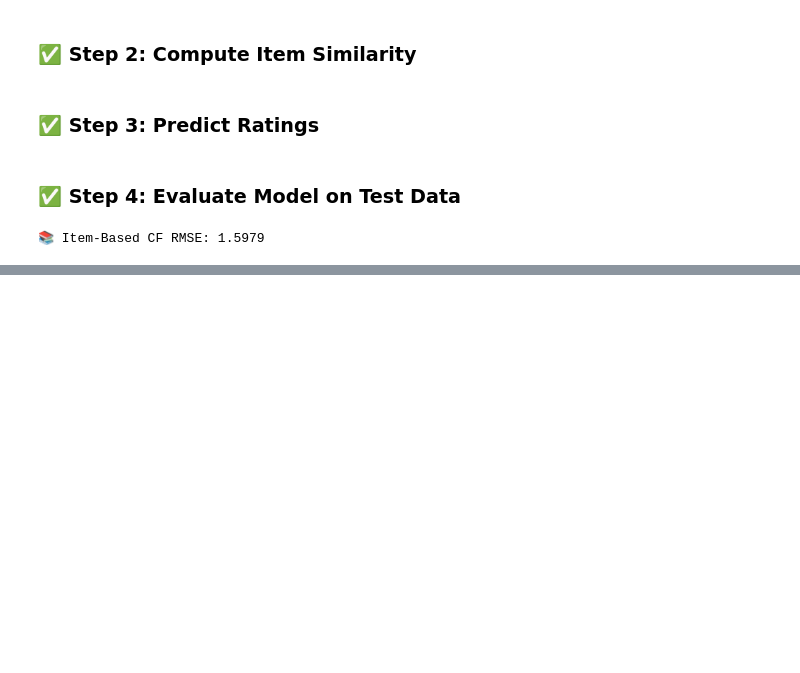
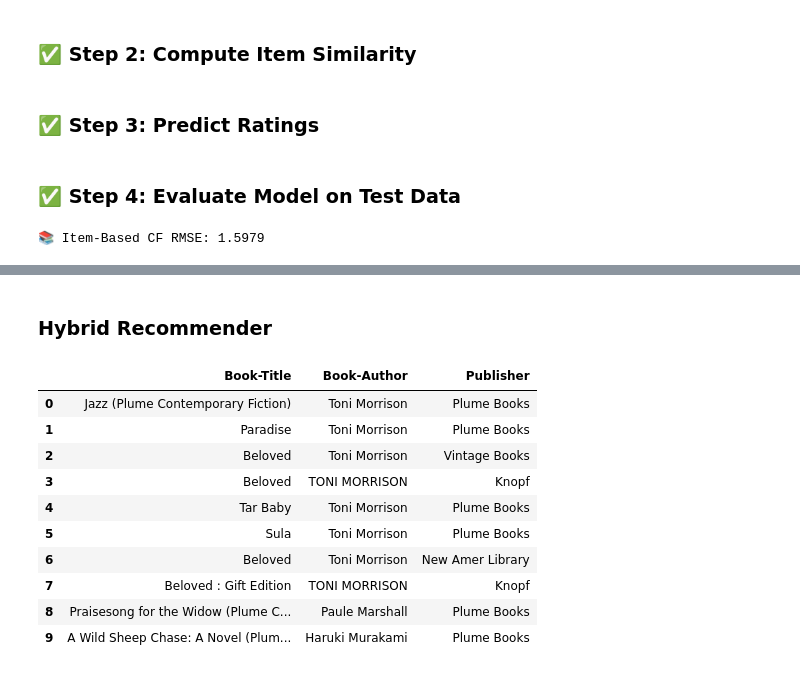
Before and after one commit to jpmartin22/Book-Recommender-System-Project-, a Jupyter notebook: book_crossing/Book_Recommendation_System.ipynb, the cells around one changed output, grey strips where cells are left out. Saved outputs shown, nothing was run; the diff lists cells and outputs as text; code cells hidden in the pictures; blank space fills up the shorter version.

```diff
--- a/book_crossing/Book_Recommendation_System.ipynb
+++ b/book_crossing/Book_Recommendation_System.ipynb
@@ -506,0 +620,77 @@ RMSE: 1.4856
+# %% [markdown]
+### Hybrid Recommender
+# %%
+import pandas as pd
+import numpy as np
+from sklearn.feature_extraction.text import TfidfVectorizer
+from sklearn.metrics.pairwise import linear_kernel
+from surprise import SVD, Dataset, Reader
+from surprise.model_selection import train_test_split
+from surprise import accuracy
+
+# ---------- Load Content Metadata ----------
+items_df = pd.read_csv("items_info.csv")
+
+items_df["metadata"] = (
+    items_df["Book-Title"].fillna("") + " " +
+    items_df["Book-Author"].fillna("") + " " +
+    items_df["Publisher"].fillna("")
+)
+
+# TF-IDF & cosine similarity
+tfidf = TfidfVectorizer(stop_words="english")
+tfidf_matrix = tfidf.fit_transform(items_df["metadata"])
+cosine_sim = linear_kernel(tfidf_matrix, tfidf_matrix)
+indices = pd.Series(items_df.index, index=items_df["Book-Title"]).drop_duplicates()
+
+# ---------- Train Collaborative Filtering (SVD) ----------
+ratings_df = pd.read_csv("book_ratings.csv")  # Ensure it has columns: user, item, rating
+
+reader = Reader(rating_scale=(1, 10))
+data = Dataset.load_from_df(ratings_df[["user", "item", "rating"]], reader)
+trainset, testset = train_test_split(data, test_size=0.2, random_state=42)
+
+svd_model = SVD()
+svd_model.fit(trainset)
+
+# ---------- Hybrid Recommender Function ----------
+def hybrid_recommendations(title, user_id, top_n=10):
+    if title not in indices:
+        print("Book not found.")
+        return pd.DataFrame()
+
+    # Content-based scores
+    idx = indices[title]
+    sim_scores = list(enumerate(cosine_sim[idx]))
+    sim_scores = sorted(sim_scores, key=lambda x: x[1], reverse=True)
+
+    # Predict SVD score for each similar book
+    hybrid_scores = []
+    for i, sim in sim_scores[1:]:
+        book_id = items_df.iloc[i]["Book_ID"]
+        try:
+            pred_rating = svd_model.predict(user_id, book_id).est
+            final_score = sim * pred_rating
+            hybrid_scores.append((i, final_score))
+        except:
+            continue
+
+    # Top N recommendations
+    hybrid_scores = sorted(hybrid_scores, key=lambda x: x[1], reverse=True)[:top_n]
+    indices_top = [i[0] for i in hybrid_scores]
+    return items_df[["Book-Title", "Book-Author", "Publisher"]].iloc[indices_top].reset_index(drop=True)
+
+# ---------- Try it out ----------
+hybrid_recommendations("Beloved (Plume Contemporary Fiction)", user_id=1)
+# %% [output]
+|  | Book-Title | Book-Author | Publisher |
+| 0 | Jazz (Plume Contemporary Fiction) | Toni Morrison | Plume Books |
+| 1 | Paradise | Toni Morrison | Plume Books |
+| 2 | Beloved | Toni Morrison | Vintage Books |
+| 3 | Beloved | TONI MORRISON | Knopf |
+| 4 | Tar Baby | Toni Morrison | Plume Books |
+| 5 | Sula | Toni Morrison | Plume Books |
+| 6 | Beloved | Toni Morrison | New Amer Library |
+| 7 | Beloved : Gift Edition | TONI MORRISON | Knopf |
+| 8 | Praisesong for the Widow (Plume C... | Paule Marshall | Plume Books |
+| 9 | A Wild Sheep Chase: A Novel (Plum... | Haruki Murakami | Plume Books |
```
Also changed, not shown: parts of 11 cells of this notebook.
